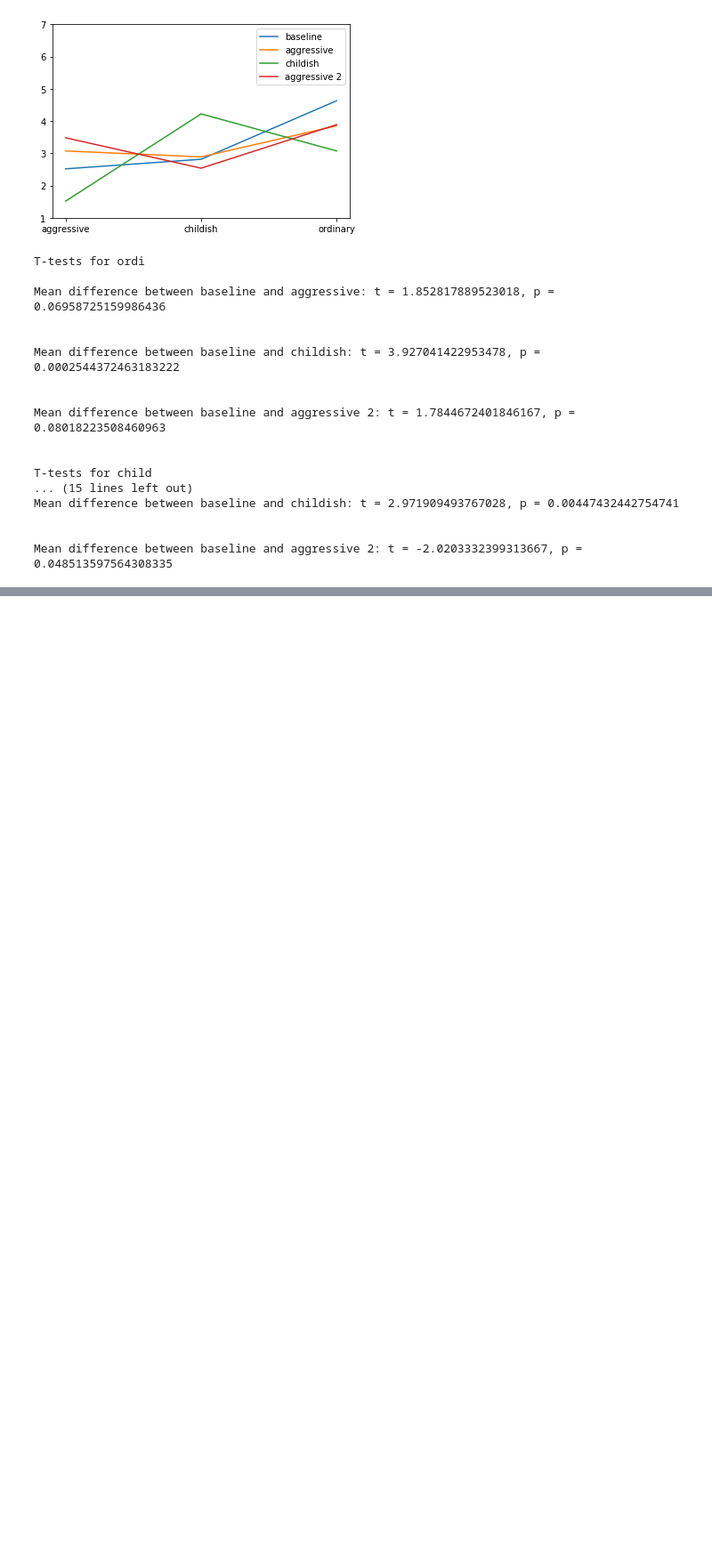
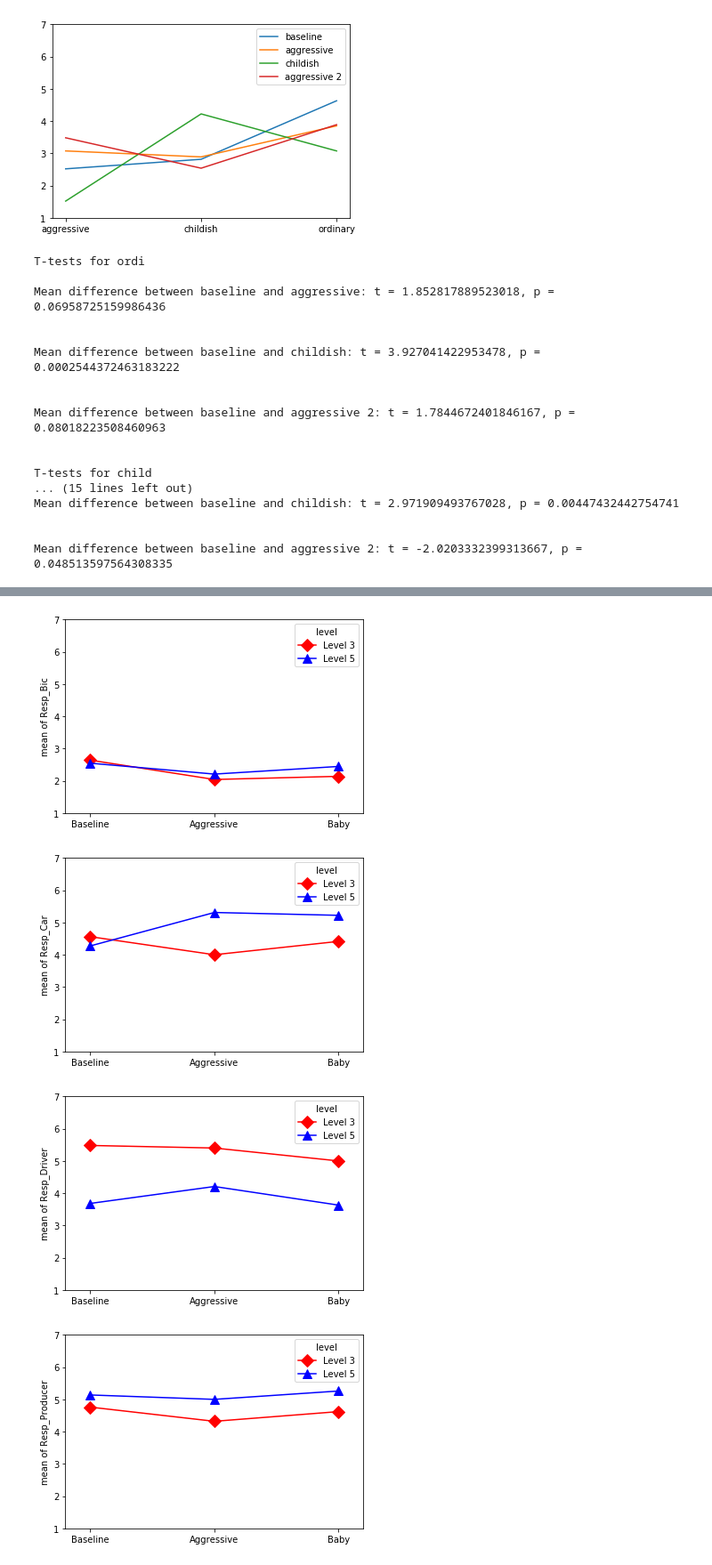
Before and after one commit to steffenwoelfl/Car-Responsibility, a Jupyter notebook: resp_analysis.ipynb, the cells around one changed output, grey strips where cells are left out. Shown at 89% size. Drawn from its saved outputs; the diff is of its cells as text; code cells hidden in the pictures; blank space fills up the shorter version.

```diff
--- a/resp_analysis.ipynb
+++ b/resp_analysis.ipynb
@@ -308,0 +313,4 @@ Mean difference between baseline and aggressive 2: t = -2.0203332399313667, p =
+# %%
+data = pd.read_csv(r'2019-11-07_Hildebrand.csv', sep=";")
+print(data.shape)
+data.head()
@@ -308,0 +540,11 @@ Mean difference between baseline and aggressive 2: t = -2.0203332399313667, p =
+# %%
+# Two-factorial ANOVAS
+
+for resp in ['Resp_Bic', 'Resp_Car', 'Resp_Driver', 'Resp_Producer']:
+
+    formula = '{} ~ C(level) + C(design) + C(level):C(design)'.format(resp)
+    model = ols(formula, data).fit()
+    aov_table = anova_lm(model, typ=2)
+    eta_squared(aov_table)
+    print('ANOVA on {}'.format(resp)+'\n',aov_table.round(4))
+    print('\n')
@@ -308,0 +569,16 @@ Mean difference between baseline and aggressive 2: t = -2.0203332399313667, p =
+# %%
+# Visualizing factorial data with statsmodel interaction_plot
+
+for resp in ['Resp_Bic', 'Resp_Car', 'Resp_Driver', 'Resp_Producer']:
+
+    fig = interaction_plot(x=data['design'].cat.codes, trace=data['level'], response=data[resp],
+                       colors=['red', 'blue'], markers=['D', '^'], ms=10)
+
+    plt.xticks([0,1,2], labels=['Baseline', 'Aggressive', 'Baby'])
+    plt.ylim(1,7)
+    plt.show()
+# %% [output]
+[figure, added]
+[figure, added]
+[figure, added]
+[figure, added]
```
Also changed, not shown: parts of 34 cells of this notebook, 3 other files.
